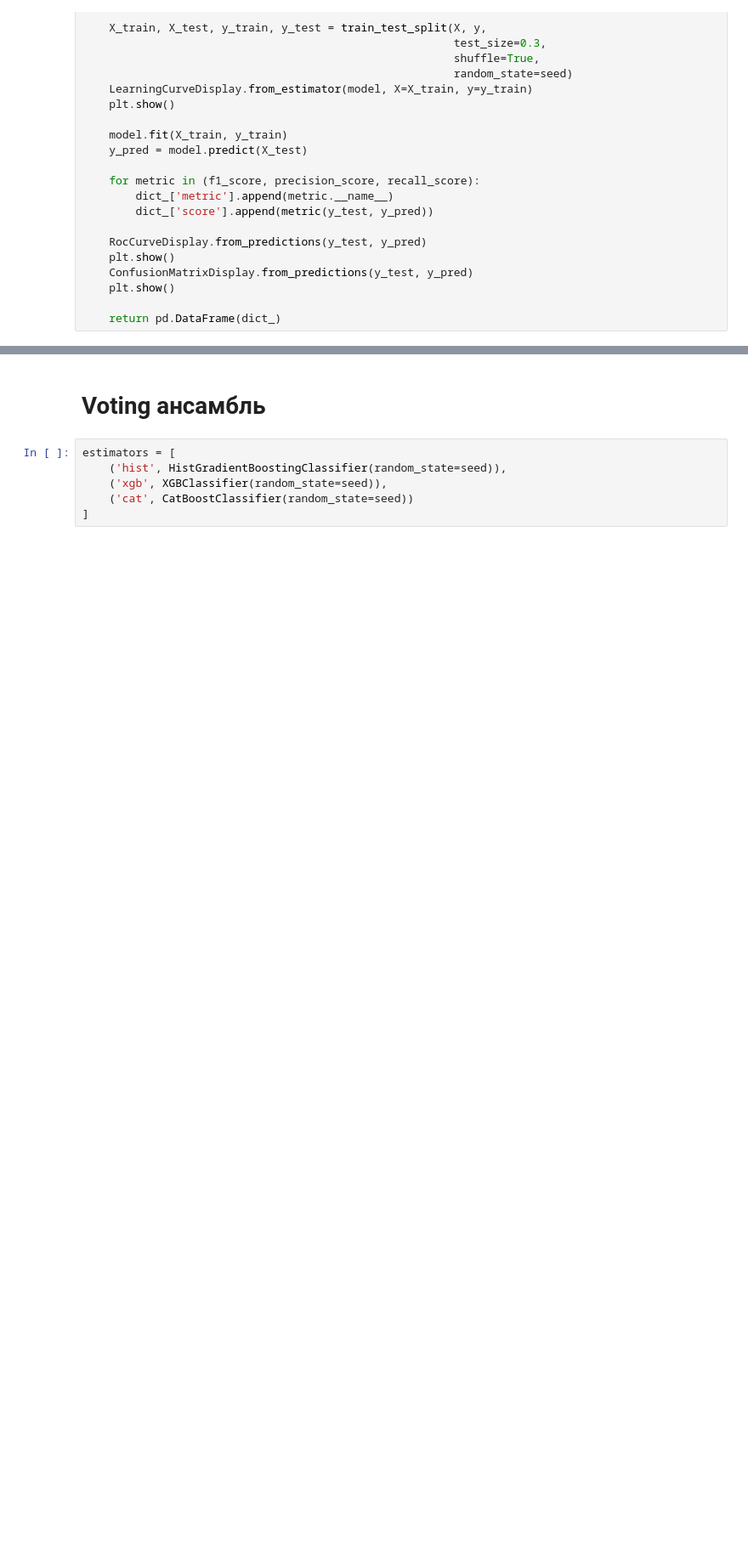
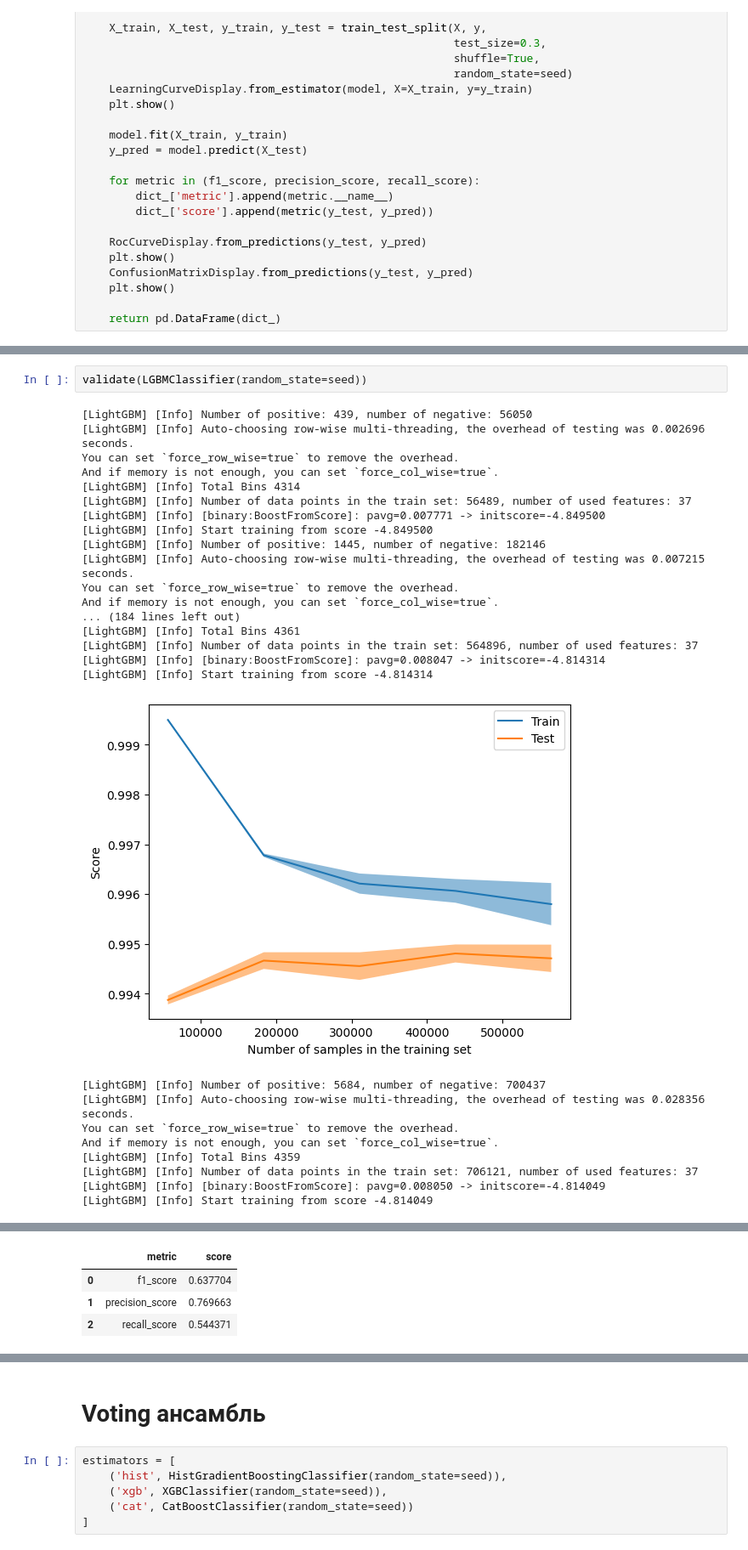
Before and after one commit to zibestr/AI-Hackathon-SFD, a Jupyter notebook: main.ipynb, the cells around one changed output, grey strips where cells are left out. Shown at 85% size. Saved outputs shown, nothing was run; the diff lists cells and outputs as text; blank space fills up the shorter version.

Commit message:
add lightgbm

```diff
--- a/main.ipynb
+++ b/main.ipynb
@@ -512,0 +516,29 @@ validate(HistGradientBoostingClassifier(random_state=seed, min_samples_leaf=7000
+# %%
+validate(LGBMClassifier(random_state=seed))
+# %% [output]
+[LightGBM] [Info] Number of positive: 439, number of negative: 56050
+[LightGBM] [Info] Auto-choosing row-wise multi-threading, the overhead of testing was 0.002696 seconds.
+You can set `force_row_wise=true` to remove the overhead.
+And if memory is not enough, you can set `force_col_wise=true`.
+[LightGBM] [Info] Total Bins 4314
+[LightGBM] [Info] Number of data points in the train set: 56489, number of used features: 37
+[LightGBM] [Info] [binary:BoostFromScore]: pavg=0.007771 -> initscore=-4.849500
+[LightGBM] [Info] Start training from score -4.849500
+[LightGBM] [Info] Number of positive: 1445, number of negative: 182146
+[LightGBM] [Info] Auto-choosing row-wise multi-threading, the overhead of testing was 0.007215 seconds.
+You can set `force_row_wise=true` to remove the overhead.
+And if memory is not enough, you can set `force_col_wise=true`.
+... (184 lines left out)
+[LightGBM] [Info] Total Bins 4361
+[LightGBM] [Info] Number of data points in the train set: 564896, number of used features: 37
+[LightGBM] [Info] [binary:BoostFromScore]: pavg=0.008047 -> initscore=-4.814314
+[LightGBM] [Info] Start training from score -4.814314
+[figure, added]
+[LightGBM] [Info] Number of positive: 5684, number of negative: 700437
+[LightGBM] [Info] Auto-choosing row-wise multi-threading, the overhead of testing was 0.028356 seconds.
+You can set `force_row_wise=true` to remove the overhead.
+And if memory is not enough, you can set `force_col_wise=true`.
+[LightGBM] [Info] Total Bins 4359
+[LightGBM] [Info] Number of data points in the train set: 706121, number of used features: 37
+[LightGBM] [Info] [binary:BoostFromScore]: pavg=0.008050 -> initscore=-4.814049
+[LightGBM] [Info] Start training from score -4.814049
@@ -512,0 +547,4 @@ validate(HistGradientBoostingClassifier(random_state=seed, min_samples_leaf=7000
+|  | metric | score |
+| 0 | f1_score | 0.637704 |
+| 1 | precision_score | 0.769663 |
+| 2 | recall_score | 0.544371 |
```
Also changed, not shown: parts of 14 cells of this notebook, 1 other file.
